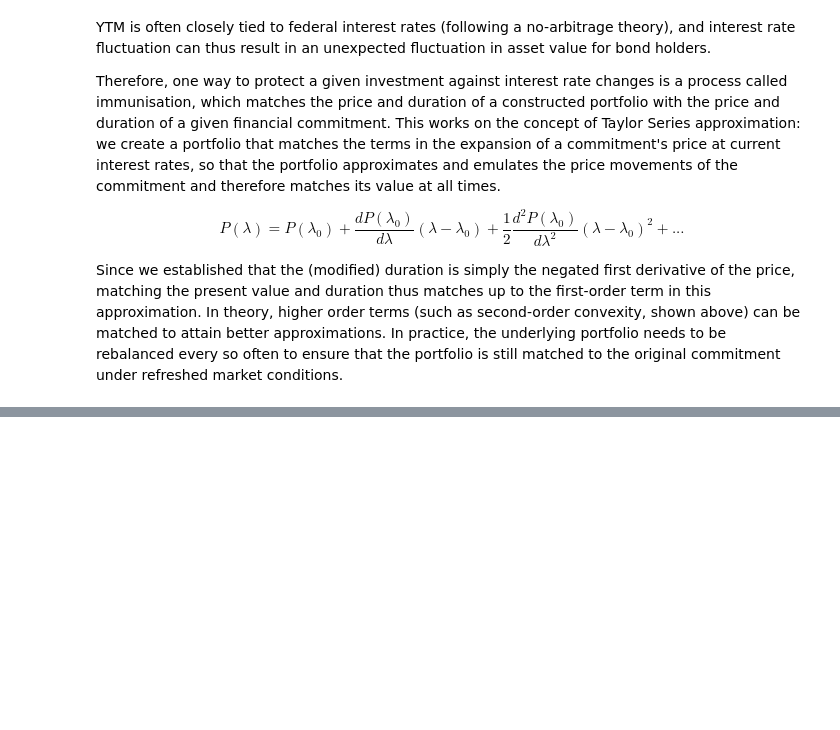
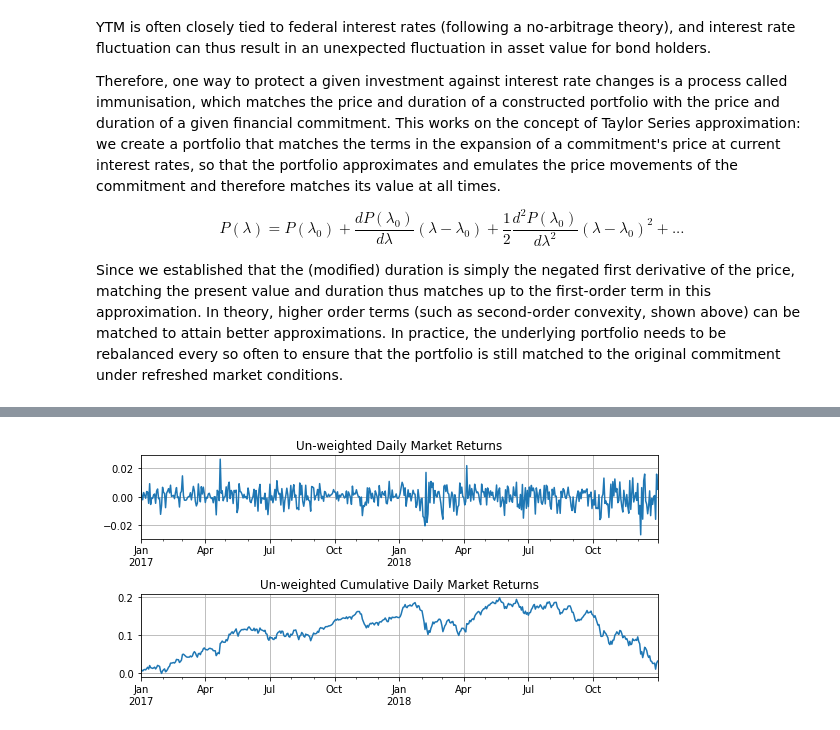
Before and after one commit to Darrekt/SPMLF-CW, a Jupyter notebook: main.ipynb, the cells around one changed output, grey strips where cells are left out. Cells and saved outputs as stored; diff of their text form; code cells hidden in the pictures; blank space fills up the shorter version.

```diff
--- a/main.ipynb
+++ b/main.ipynb
@@ -576,0 +569,12 @@ Since we established that the (modified) duration is simply the negated first de
+# %%
+import pandas as pd
+import matplotlib.pyplot as plt
+%matplotlib inline
+
+df = pd.read_csv(r'data/q2/fsp_case_31_BSD.csv',index_col=0,header=[0,1])
+df.index = pd.to_datetime(df.index)
+df = df.sort_index()
+
+print("# of NaN values in returns before cleaning: ", df['ret'].transpose().isna().sum().sum())
+print("# of NaN values in mcap before cleaning: ", df['mcap'].transpose().isna().sum().sum())
+df = df.fillna(0)
@@ -576,0 +588,14 @@ Since we established that the (modified) duration is simply the negated first de
+# %%
+# Estimate the market returns per day: un-weighted average return across all companies
+unweighted_returns = df['ret'].mean(1)
+
+fig, (ax1, ax2) = plt.subplots(2,1)
+unweighted_returns.plot(ax=ax1, grid=True)
+unweighted_returns.cumsum().plot(ax=ax2, grid=True)
+
+ax1.set_title("Un-weighted Daily Market Returns")
+ax2.set_title("Un-weighted Cumulative Daily Market Returns")
+fig.set_size_inches(8,4)
+fig.tight_layout()
+# %% [output]
+[figure, added]
```
Also changed, not shown: parts of 18 cells of this notebook, 1 other file.
